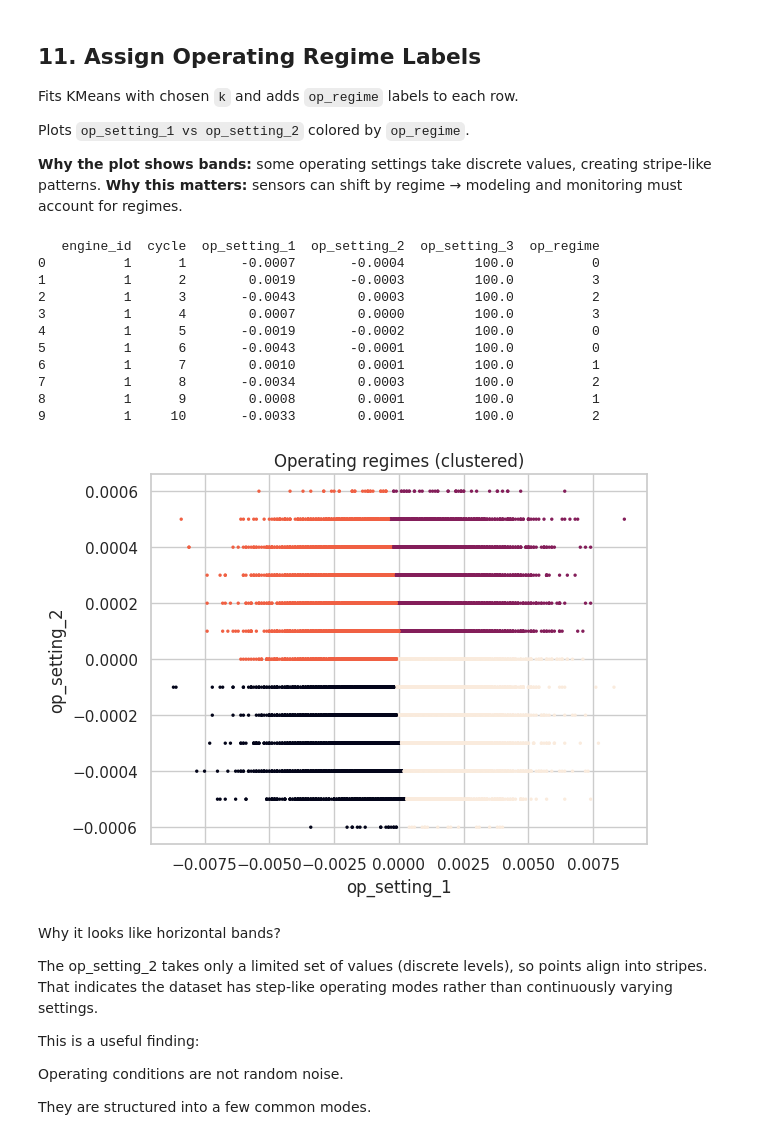
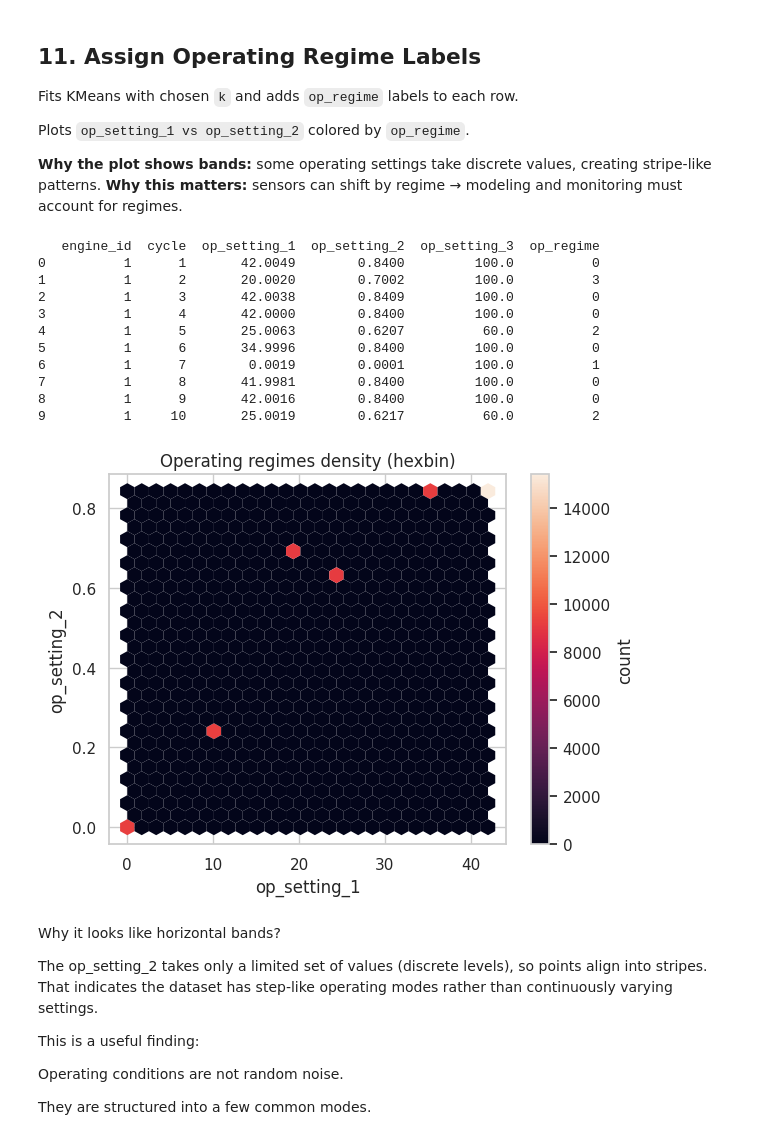
Before and after one commit to arpitDhiman2000/Predictive-Maintenance-Forecasting, a Jupyter notebook: notebook/exp_notebook.ipynb, the cells around one changed output. Cells and saved outputs as stored; diff of their text form; code cells hidden in the pictures.

```diff
--- a/notebook/exp_notebook.ipynb
+++ b/notebook/exp_notebook.ipynb
@@ -269,7 +303,7 @@ inertias = []
 
 op_cols = [f"op_setting_{i}" for i in range(1,4)]
 
-X = df[op_cols].values
+X = df_4[op_cols].values
 X_scaled = StandardScaler().fit_transform(X)
 
 for k in k_values:
@@ -295,32 +329,3 @@ Computes silhouette score for each `k` to evaluate cluster separation quality.
 **Interpretation:**
 - higher silhouette = more distinct clusters
 - helps confirm the best `k` beyond just the elbow curve
-# %%
-k_values = range(2, 13)
-inertias = []
-sil_scores = []
-
-op_cols = [f"op_setting_{i}" for i in range(1, 4)]
-X = df[op_cols].values
-X_scaled = StandardScaler().fit_transform(X)
-
-for k in k_values:
-    km = KMeans(n_clusters=k, random_state=42, n_init="auto")
-    labels = km.fit_predict(X_scaled)
-
-    inertias.append(km.inertia_)
-    sil_scores.append(silhouette_score(X_scaled, labels))
-
-# Plot Silhouette scores
-plt.figure()
-plt.plot(list(k_values), sil_scores, marker="o")
-plt.title("Silhouette score vs K (Operating regimes)")
-plt.xlabel("Number of clusters (k)")
-plt.ylabel("Silhouette score")
-plt.xticks(list(k_values))
-plt.show()
-
-# Print best K by silhouette
-best_k = list(k_values)[sil_scores.index(max(sil_scores))]
-print("Best k by silhouette:", best_k)
-print("Silhouette scores:", dict(zip(k_values, sil_scores)))
@@ -340,39 +341,40 @@ Plots `op_setting_1 vs op_setting_2` colored by `op_regime`.
 # %%
 k = 4
 kmeans = KMeans(n_clusters=k, random_state=42, n_init="auto").fit(X_scaled)
-df["op_regime"] = kmeans.labels_
+df_4["op_regime"] = kmeans.labels_
 
 cols_to_show = [
     "engine_id",
     "cycle",
     "op_setting_1",
     "op_setting_2",
     "op_setting_3",
     "op_regime",
 ]
 
 # Show first 10 rows (as currently ordered)
-print(df[cols_to_show].head(10))
+print(df_4[cols_to_show].head(10))
 
 plt.figure()
-plt.scatter(df["op_setting_1"], df["op_setting_2"], s=2, c=df["op_regime"])
-plt.title("Operating regimes (clustered)")
+plt.hexbin(df_4["op_setting_1"], df_4["op_setting_2"], gridsize=25, linewidths=0, edgecolors="none")
+plt.title("Operating regimes density (hexbin)")
 plt.xlabel("op_setting_1")
 plt.ylabel("op_setting_2")
+plt.colorbar(label="count")
 plt.show()
 # %% [output]
    engine_id  cycle  op_setting_1  op_setting_2  op_setting_3  op_regime
-0          1      1       -0.0007       -0.0004         100.0          0
-1          1      2        0.0019       -0.0003         100.0          3
-2          1      3       -0.0043        0.0003         100.0          2
-3          1      4        0.0007        0.0000         100.0          3
-4          1      5       -0.0019       -0.0002         100.0          0
-5          1      6       -0.0043       -0.0001         100.0          0
-6          1      7        0.0010        0.0001         100.0          1
-7          1      8       -0.0034        0.0003         100.0          2
-8          1      9        0.0008        0.0001         100.0          1
-9          1     10       -0.0033        0.0001         100.0          2
+0          1      1       42.0049        0.8400         100.0          0
+1          1      2       20.0020        0.7002         100.0          3
+2          1      3       42.0038        0.8409         100.0          0
+3          1      4       42.0000        0.8400         100.0          0
+4          1      5       25.0063        0.6207          60.0          2
+5          1      6       34.9996        0.8400         100.0          0
+6          1      7        0.0019        0.0001         100.0          1
+7          1      8       41.9981        0.8400         100.0          0
+8          1      9       42.0016        0.8400         100.0          0
+9          1     10       25.0019        0.6217          60.0          2
-[figure, old version]
+[figure, new version]
 # %% [markdown]
 Why it looks like horizontal bands?
 
```
Also changed, not shown: parts of 24 cells of this notebook, 7 other files.
